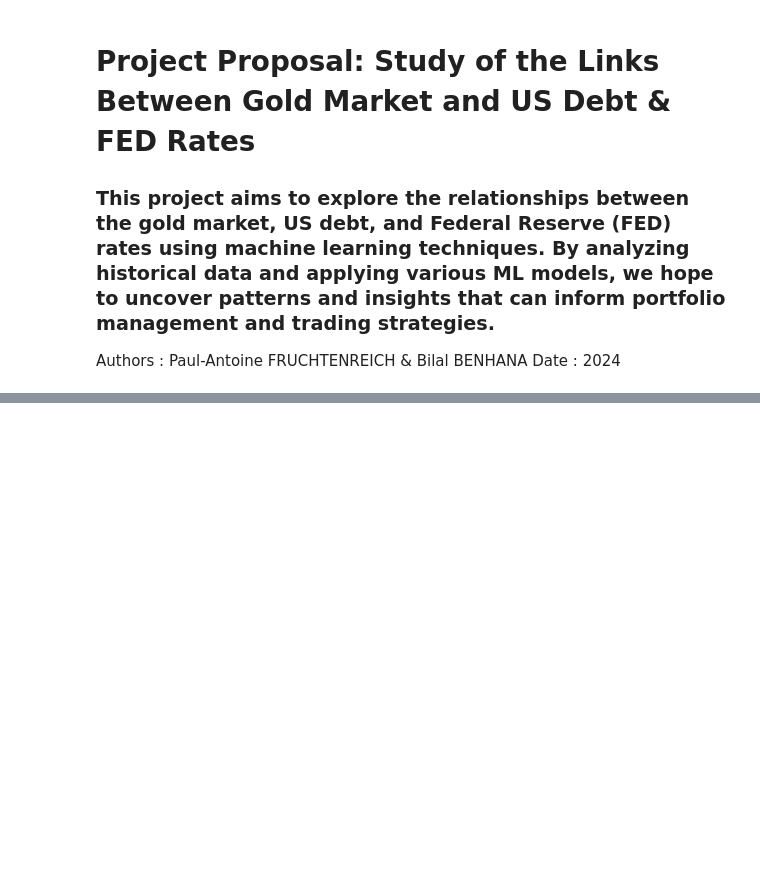
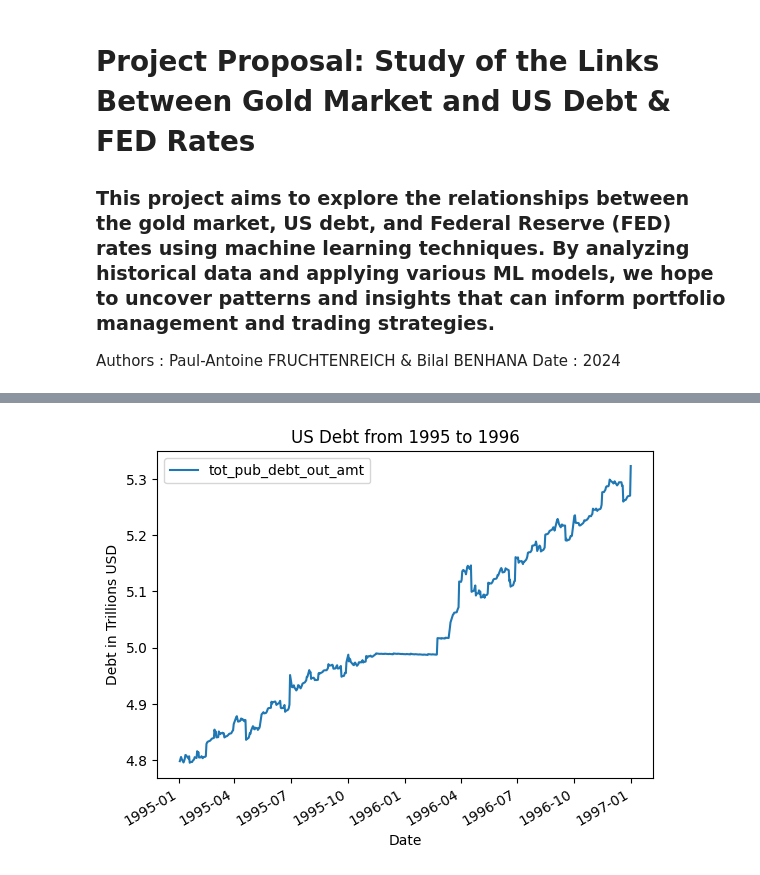
Before and after one commit to pafruchtenreich/ML_for_finance, a Jupyter notebook: notebook.ipynb, the cells around one changed output, grey strips where cells are left out. Drawn from its saved outputs; the diff is of its cells as text; code cells hidden in the pictures; blank space fills up the shorter version.

```diff
--- a/notebook.ipynb
+++ b/notebook.ipynb
@@ -28,13 +33,20 @@ def fetch_data(dataset_id, start_date, end_date, sort='record_date'):
     :param sort: str, field to sort the data by (default is 'record_date')
     :return: dict, JSON response from the API
     """
+    days = (datetime.datetime.strptime(end_date, '%Y-%m-%d') - datetime.datetime.strptime(start_date, '%Y-%m-%d')).days
+
+    if days > 10000:
+        raise ValueError(f"The maximum range of data that can be fetched is 10000 days (approximately 27 years). Here, the range is {days} days. (approximately {days//365} years).")
+
     if dataset_id not in dataset_endpoints:
         raise ValueError(f"Invalid dataset_id. Available options are: {list(dataset_endpoints.keys())}")
 
     url = dataset_endpoints[dataset_id]
     params = {
         'filter': f'{sort}:gte:{start_date},{sort}:lte:{end_date}',
-        'sort': sort
+        'sort': sort,
+        'page[number]': 1,
+        'page[size]': days
     }
     response = requests.get(url, params=params)
 
@@ -45,8 +57,10 @@ def fetch_data(dataset_id, start_date, end_date, sort='record_date'):
     return df
 
 # Example usage:
+
+"""
 debt_to_penny_df = fetch_data('debt_to_penny', '2020-01-01', '2021-01-01')
 average_interest_rate_df = fetch_data('average_interest_rate', '2020-01-01', '2021-01-01')
-tips_cpi_df = fetch_data('tips_cpi', '2020-01-01', '2021-01-01', sort='index_date')
-debt_to_penny_df.head() # Display the first few rows of the DataFrame
+tips_cpi_df = fetch_data('tips_cpi', '1998-01-01', '2020-01-01', sort='original_issue_date')
+"""
 # %% [output]
@@ -58,0 +96,19 @@ debt_to_penny_df.head() # Display the first few rows of the DataFrame
+# %%
+# Fetching US debt from 1990 to 2010
+debt_to_penny_df = fetch_data('debt_to_penny', '1990-01-01', '2010-01-01')
+
+# keep only the relevant columns
+debt_to_penny_df = debt_to_penny_df[['record_date', 'tot_pub_debt_out_amt']]
+# convert  tot_pub_debt_out_amt to numeric in trillions
+debt_to_penny_df['record_date'] = pd.to_datetime(debt_to_penny_df['record_date'])
+debt_to_penny_df['tot_pub_debt_out_amt'] = pd.to_numeric(debt_to_penny_df['tot_pub_debt_out_amt']) / 1e12  # convert to trillions
+debt_to_penny_df = debt_to_penny_df.set_index('record_date')
+
+# plot the US debt from 1995 to 1996
+debt_to_penny_df['1995':'1996'].plot()
+plt.title('US Debt from 1995 to 1996')
+plt.xlabel('Date')
+plt.ylabel('Debt in Trillions USD')
+plt.show()
+# %% [output]
+[figure, added]
```
Also changed, not shown: parts of 8 cells of this notebook.
